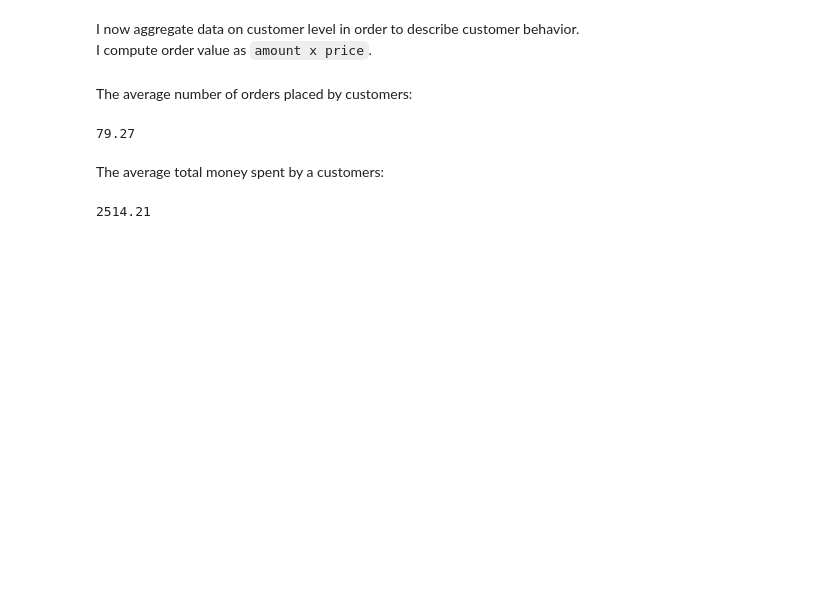
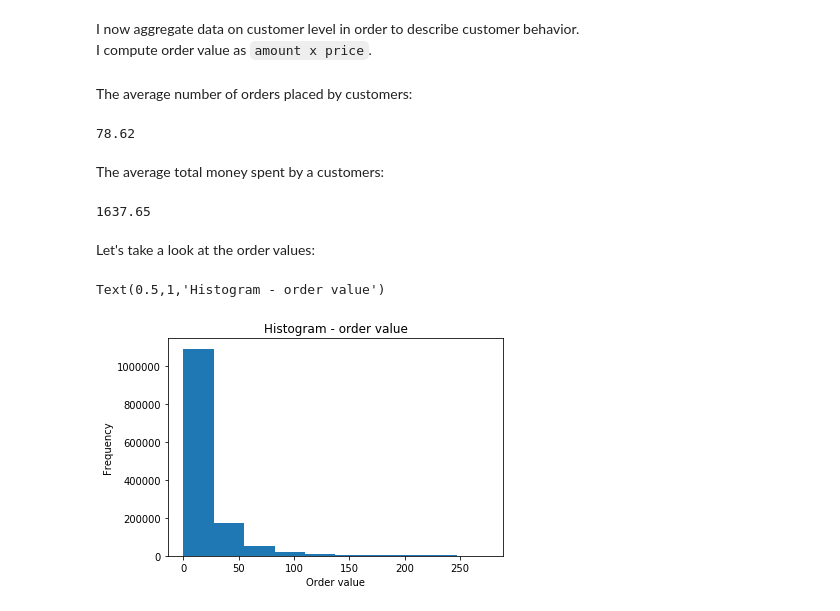
Before and after one commit to shachar-r/Profit-RS, a Jupyter notebook: Jörn - Pegasus summary statistics.ipynb, the cells around one changed output. Cells and saved outputs as stored; diff of their text form; code cells hidden in the pictures; blank space fills up the shorter version.

```diff
--- a/Jörn - Pegasus summary statistics.ipynb
+++ b/Jörn - Pegasus summary statistics.ipynb
@@ -83,0 +110,3 @@ data.describe()
+# %%
+data = data.loc[(data['amount'] <= 20) & (data['orderValue'] <= 274.75)] # keep the 99%
+data.describe()
@@ -118,10 +153,21 @@ The average number of orders placed by customers:
 # %%
 d['count']['mean'] # avg number of orders
 # %% [output]
-79.27
+78.62
 # %% [markdown]
 The average total money spent by a customers:
 # %%
 d['sum']['mean'] # total EUR spent, on avg
 # %% [output]
-2514.21
+1637.65
+# %% [markdown]
+Let's take a look at the order values:
+# %%
+# plot a histogram for order values
+plt.hist(data['orderValue'])
+plt.xlabel("Order value")
+plt.ylabel("Frequency")
+plt.title("Histogram - order value")
+# %% [output]
+Text(0.5,1,'Histogram - order value')
+[figure, added]
```
Also changed, not shown: parts of 29 cells of this notebook.
